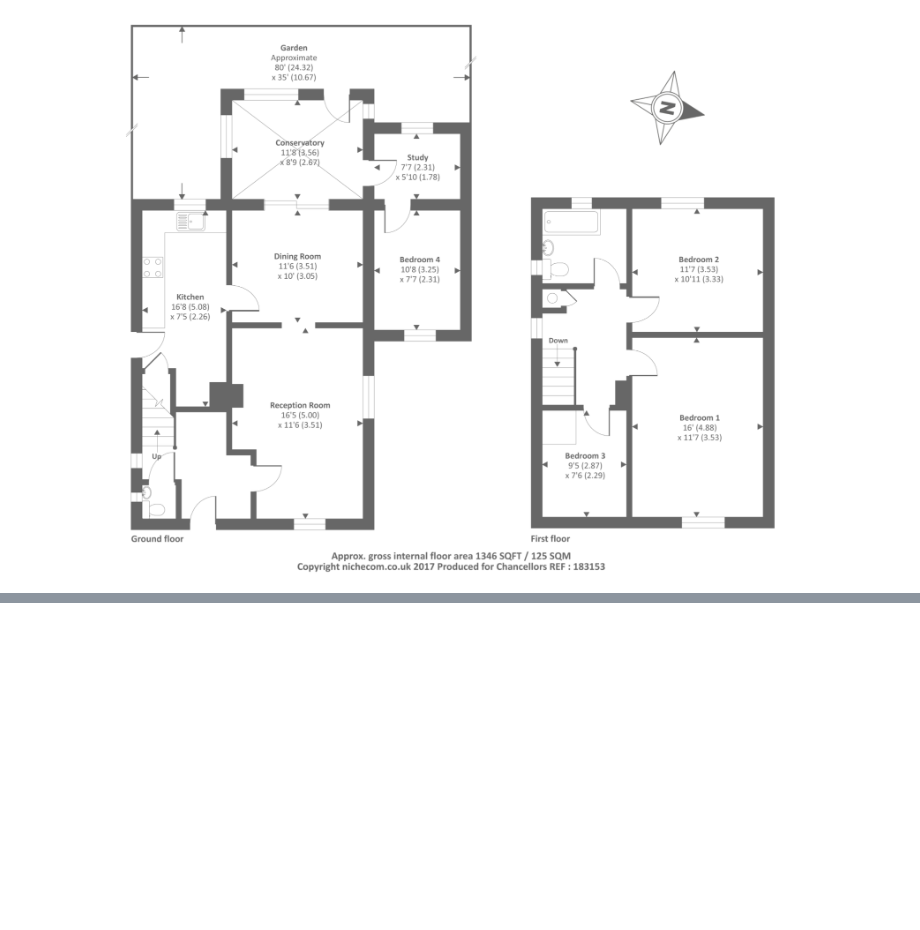
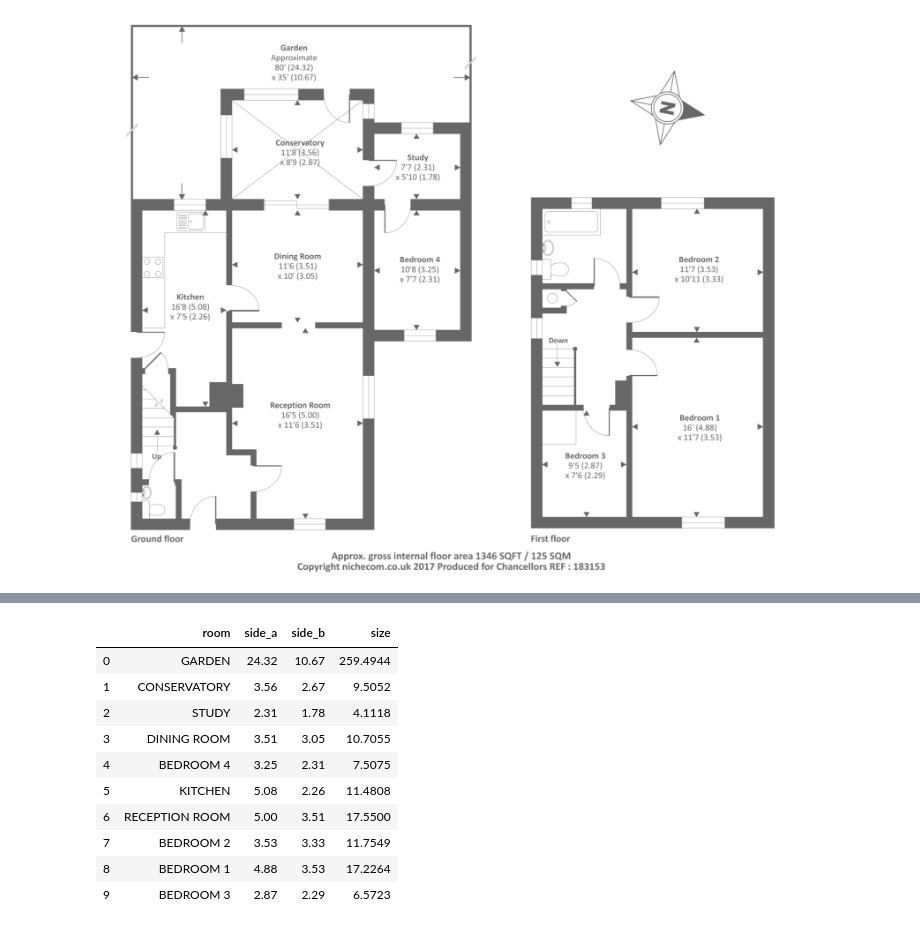
Before and after one commit to MatePocs/floorplan_reader, a Jupyter notebook: floorplan_reader_wip.ipynb, the cells around one changed output, grey strips where cells are left out. Cells and saved outputs as stored; diff of their text form; code cells hidden in the pictures; blank space fills up the shorter version.

```diff
--- a/floorplan_handler.ipynb
+++ b/floorplan_reader_wip.ipynb
@@ -222,0 +125,37 @@ table
+# %%
+df_rooms['side_a'] = ""
+df_rooms['side_b'] = ""
+
+side_a = []
+side_b = []
+
+for i in range(len(df_rooms)):
+    curr_argpart = np.argpartition(dist[i],2)
+    curr_side_a = df_sides['value'].iloc[curr_argpart[0]]
+    curr_side_b = df_sides['value'].iloc[curr_argpart[1]]
+    side_a.append(curr_side_a)
+    side_b.append(curr_side_b)
+
+df_rooms['side_a'] = side_a
+df_rooms['side_b'] = side_b
+# %%
+df_rooms.drop(['left','top'], inplace = True, axis = 1)
+df_rooms['size'] = df_rooms['side_a'] * df_rooms['side_b']
+# %%
+df_rooms.rename(columns = {"value": "room"}, inplace = True)
+# %%
+df_rooms.reset_index(inplace = True, drop = True)
+# %%
+df_rooms
+# %% [output]
+|  | room | side_a | side_b | size |
+| 0 | GARDEN | 24.32 | 10.67 | 259.4944 |
+| 1 | CONSERVATORY | 3.56 | 2.67 | 9.5052 |
+| 2 | STUDY | 2.31 | 1.78 | 4.1118 |
+| 3 | DINING ROOM | 3.51 | 3.05 | 10.7055 |
+| 4 | BEDROOM 4 | 3.25 | 2.31 | 7.5075 |
+| 5 | KITCHEN | 5.08 | 2.26 | 11.4808 |
+| 6 | RECEPTION ROOM | 5.00 | 3.51 | 17.5500 |
+| 7 | BEDROOM 2 | 3.53 | 3.33 | 11.7549 |
+| 8 | BEDROOM 1 | 4.88 | 3.53 | 17.2264 |
+| 9 | BEDROOM 3 | 2.87 | 2.29 | 6.5723 |
```
Also changed, not shown: parts of 36 cells of this notebook.
